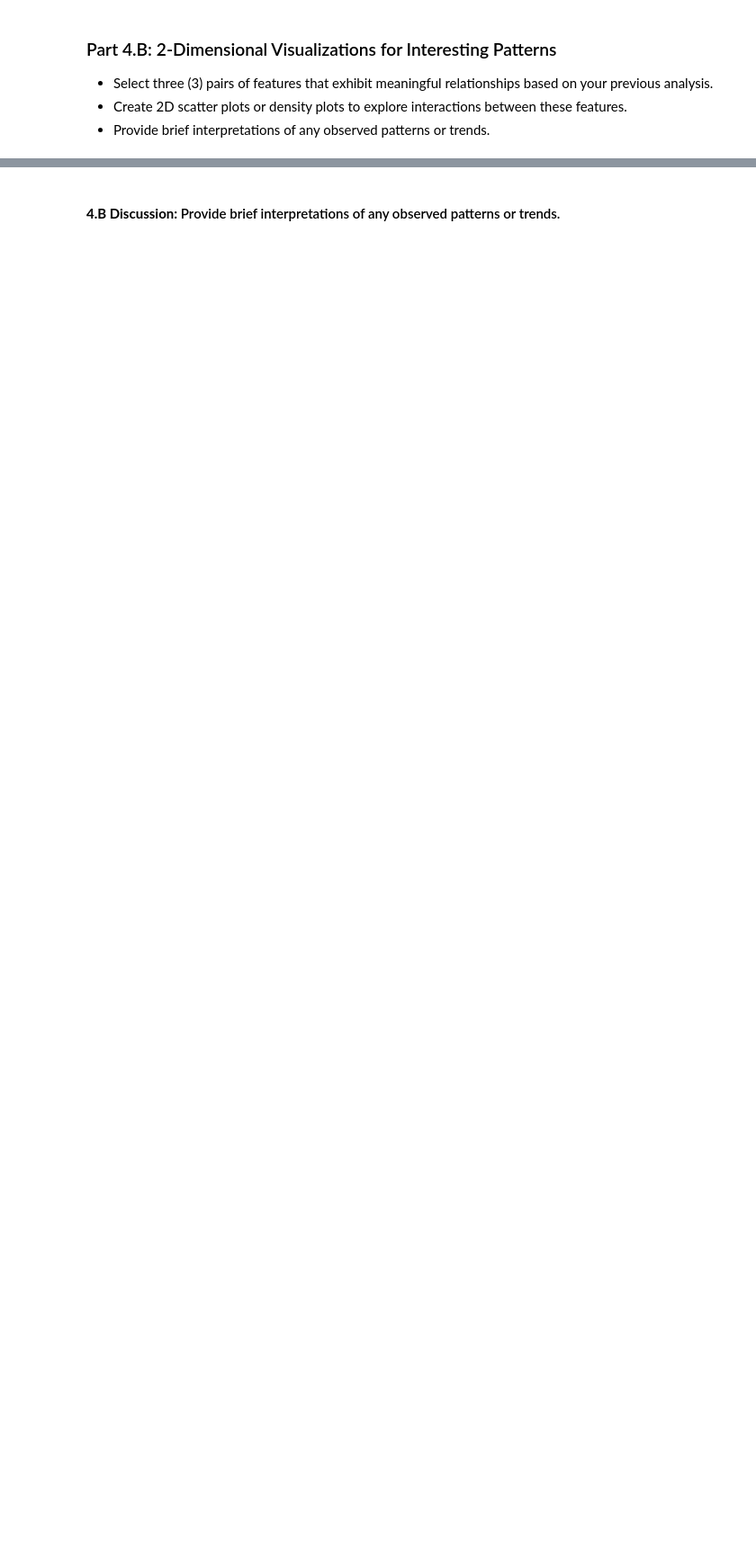
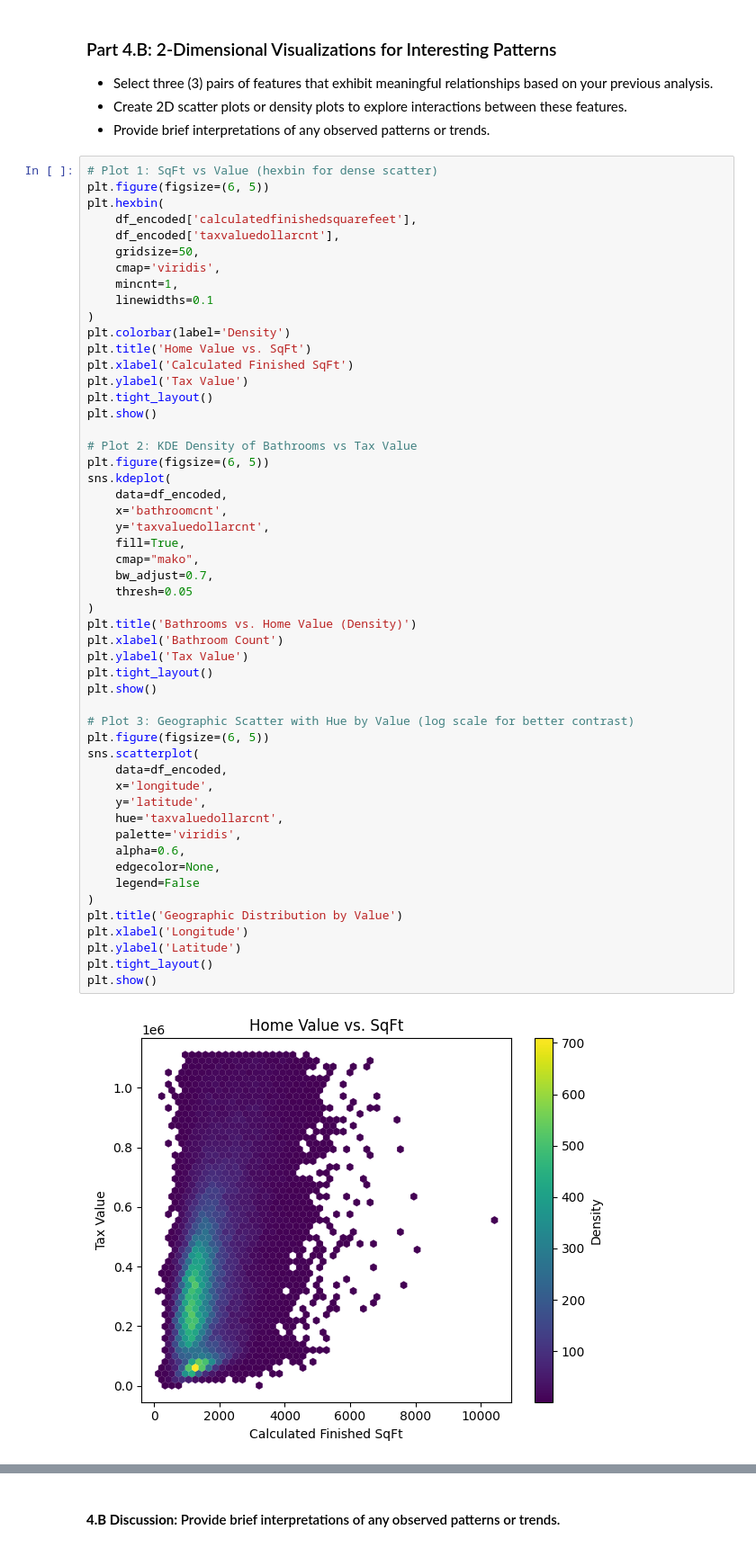
Before and after one commit to ndumay/Module3Assignments2-Final, a Jupyter notebook: Mod3-Milestone1/Milestone_01.ipynb, the cells around one changed output, grey strips where cells are left out. Shown at 90% size. Saved outputs shown, nothing was run; the diff lists cells and outputs as text; blank space fills up the shorter version.

```diff
--- a/Mod3-Milestone1/Milestone_01.ipynb
+++ b/Mod3-Milestone1/Milestone_01.ipynb
@@ -655,3 +815,57 @@ Pay particular attention to especially interesting and/or strongly correlated fe
    - Select three (3) pairs of features that exhibit meaningful relationships based on your previous analysis.
    - Create 2D scatter plots or density plots to explore interactions between these features.
    - Provide brief interpretations of any observed patterns or trends.
+# %%
+# Plot 1: SqFt vs Value (hexbin for dense scatter)
+plt.figure(figsize=(6, 5))
+plt.hexbin(
+    df_encoded['calculatedfinishedsquarefeet'],
+    df_encoded['taxvaluedollarcnt'],
+    gridsize=50,
+    cmap='viridis',
+    mincnt=1,
+    linewidths=0.1
+)
+plt.colorbar(label='Density')
+plt.title('Home Value vs. SqFt')
+plt.xlabel('Calculated Finished SqFt')
+plt.ylabel('Tax Value')
+plt.tight_layout()
+plt.show()
+
+# Plot 2: KDE Density of Bathrooms vs Tax Value
+plt.figure(figsize=(6, 5))
+sns.kdeplot(
+    data=df_encoded,
+    x='bathroomcnt',
+    y='taxvaluedollarcnt',
+    fill=True,
+    cmap="mako",
+    bw_adjust=0.7,
+    thresh=0.05
+)
+plt.title('Bathrooms vs. Home Value (Density)')
+plt.xlabel('Bathroom Count')
+plt.ylabel('Tax Value')
+plt.tight_layout()
+plt.show()
+
+# Plot 3: Geographic Scatter with Hue by Value (log scale for better contrast)
+plt.figure(figsize=(6, 5))
+sns.scatterplot(
+    data=df_encoded,
+    x='longitude',
+    y='latitude',
+    hue='taxvaluedollarcnt',
+    palette='viridis',
+    alpha=0.6,
+    edgecolor=None,
+    legend=False
+)
+plt.title('Geographic Distribution by Value')
+plt.xlabel('Longitude')
+plt.ylabel('Latitude')
+plt.tight_layout()
+plt.show()
+# %% [output]
+[figure, added]
```
Also changed, not shown: parts of 10 cells of this notebook, 1 other file.
